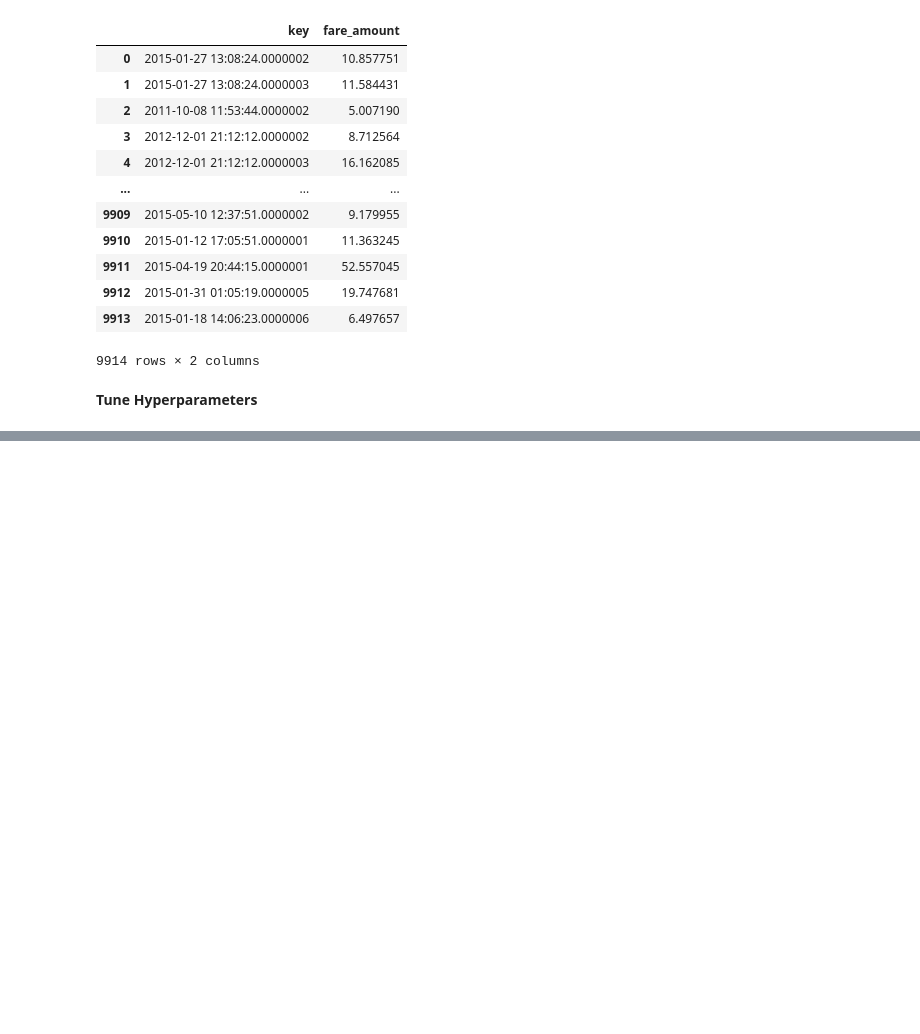
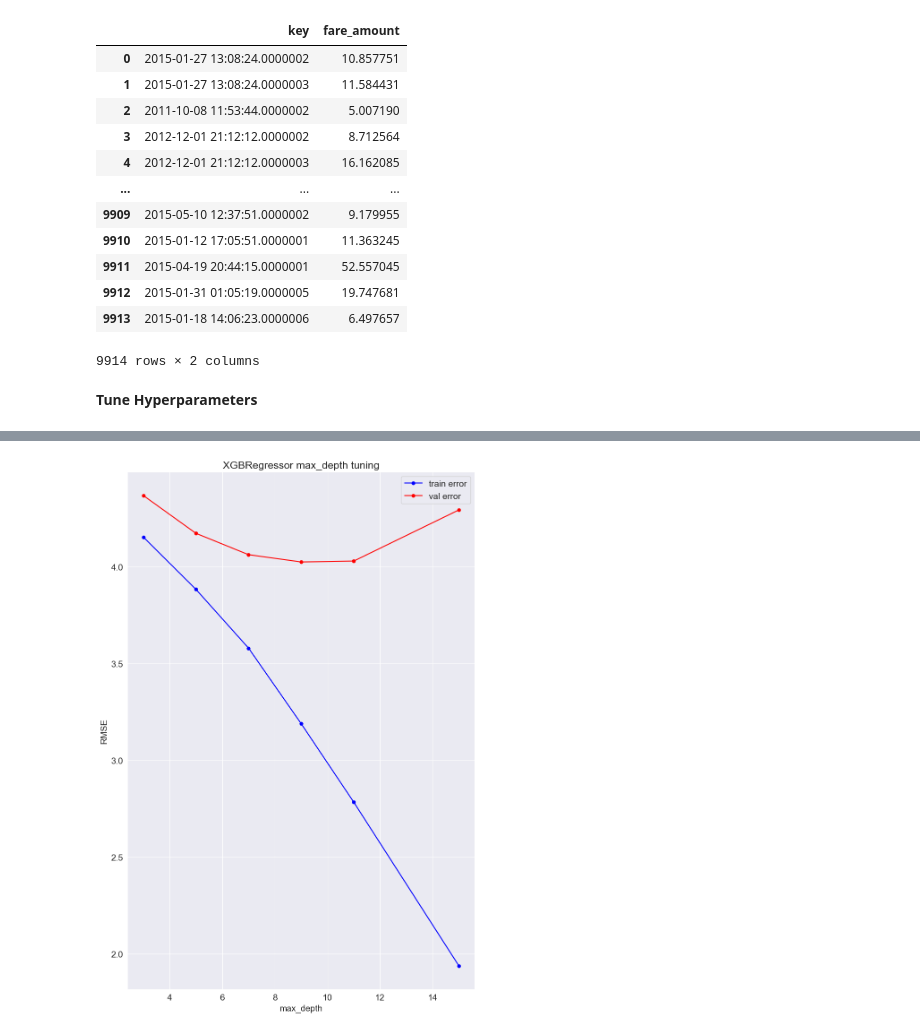
Before and after one commit to RohanVarmaP/machine-Learning, a Jupyter notebook: 6-NewYork-Taxifare/6-NewYork-Taxifare.ipynb, the cells around one changed output, grey strips where cells are left out. Drawn from its saved outputs; the diff is of its cells as text; code cells hidden in the pictures; blank space fills up the shorter version.

```diff
--- a/6-NewYork-Taxifare/6-NewYork-Taxifare.ipynb
+++ b/6-NewYork-Taxifare/6-NewYork-Taxifare.ipynb
@@ -837,0 +837,4 @@ best_params={
+# %%
+params_tuning_plot(XGBRegressor,'max_depth',[3,5,7,9,11,15],best_params)
+# %% [output]
+[figure, added]
```
Also changed, not shown: parts of 6 cells of this notebook.
